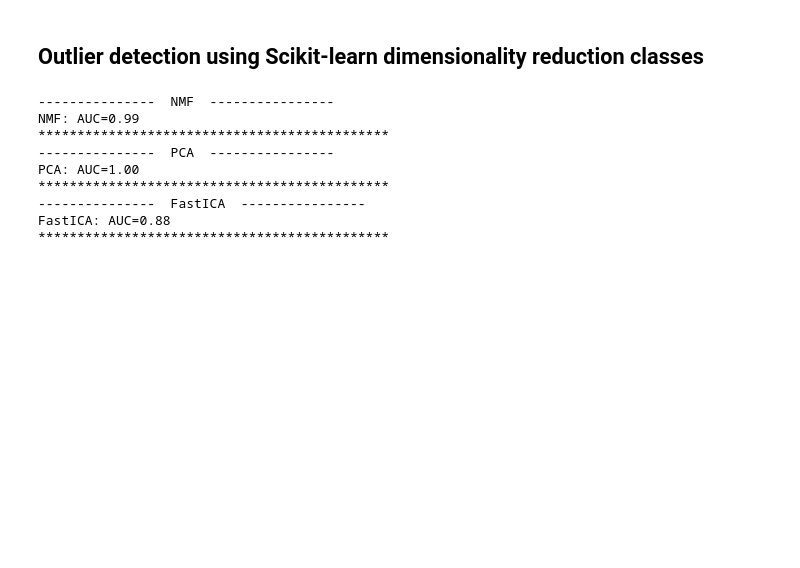
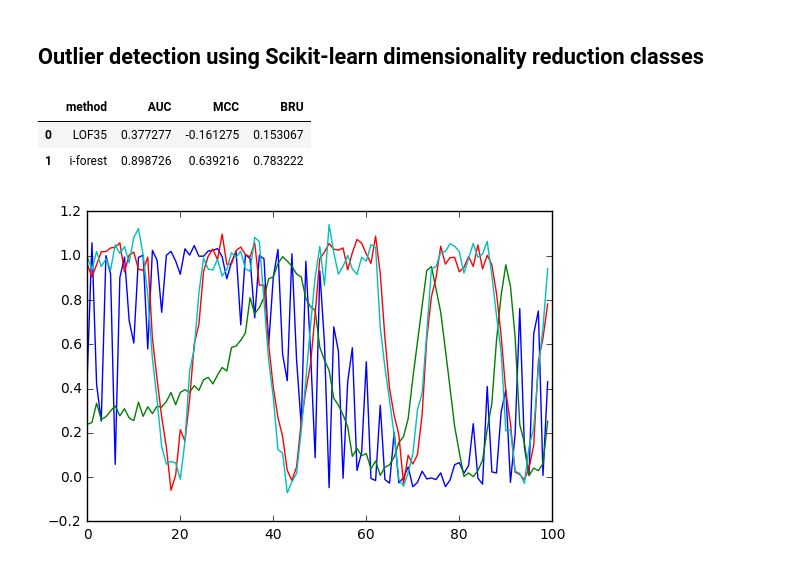
Before and after one commit to vafaei-ar/drama, a Jupyter notebook: notebooks/novility_detection.ipynb, the cells around one changed output. Saved outputs shown, nothing was run; the diff lists cells and outputs as text; code cells hidden in the pictures; blank space fills up the shorter version.

```diff
--- a/notebooks/novility_detection.ipynb
+++ b/notebooks/novility_detection.ipynb
@@ -116,0 +290,11 @@ VAE: AUC=0.82
+# %%
+n_out = true_outliers.sum()
+inds = np.argsort(ems_outliers)[:-n_out-1:-1]
+inds = conv2true(inds)
+X_outliers = X[inds]
+
+splitter = mce.Splitter(X_outliers, PCA(n_components=2),
+                            clustering=agg.fit_predict)
+
+splitter.split(1,verbose=0,training_epochs=20)
+labels = splitter.labels[-1]
@@ -117,41 +329,8 @@ VAE: AUC=0.82
 # %% [markdown]
 ## Outlier detection using Scikit-learn dimensionality reduction classes
-# %%
-dim_rs ={'PCA':PCA(n_components=2),
-         'NMF':NMF(n_components=2),
-         'FastICA':FastICA(n_components=2, max_iter=1000)}
-
-true_outliers = y>6
-
-for dim_r, value in dim_rs.iteritems():
-
-    print '---------------  '+dim_r+'  ----------------'
-
-    # Splitter definition
-    splitter = mce.Custom_Splitter(X_train, mce.sk_convert(value), clustering)
-
-    # Splitting
-    splitter.split(3,verbose=0)
-
-    # outlier extraction for all of requeste metrics
-    outliers = mce.outliers(X,splitter,metrics)
-
-    # ensembling
-    ems_outliers = mce.norm_ensemble(outliers,0.1)
-
-    # AUC
-    auc = roc_auc_score(true_outliers, ems_outliers)
-
-    print '{}: AUC={:4.2f}'.format(dim_r,auc)
-
-    print '*********************************************'
-# %% [output]
----------------  NMF  ----------------
-NMF: AUC=0.99
-*********************************************
----------------  PCA  ----------------
-PCA: AUC=1.00
-*********************************************
----------------  FastICA  ----------------
-FastICA: AUC=0.88
-*********************************************
+# %%
+sk_check(X_train,X,y,[8,9,10])
+# %% [output]
+|  | method | AUC | MCC | BRU |
+| 0 | LOF35 | 0.377277 | -0.161275 | 0.153067 |
+| 1 | i-forest | 0.898726 | 0.639216 | 0.783222 |
@@ -157,0 +379,5 @@ FastICA: AUC=0.88
+# %%
+for i in splitter.mean_components[-1].reshape(-1,n_ftrs):
+    plt.plot(i)
+# %% [output]
+[figure, added]
```
Also changed, not shown: parts of 14 cells of this notebook, 3 other files.
